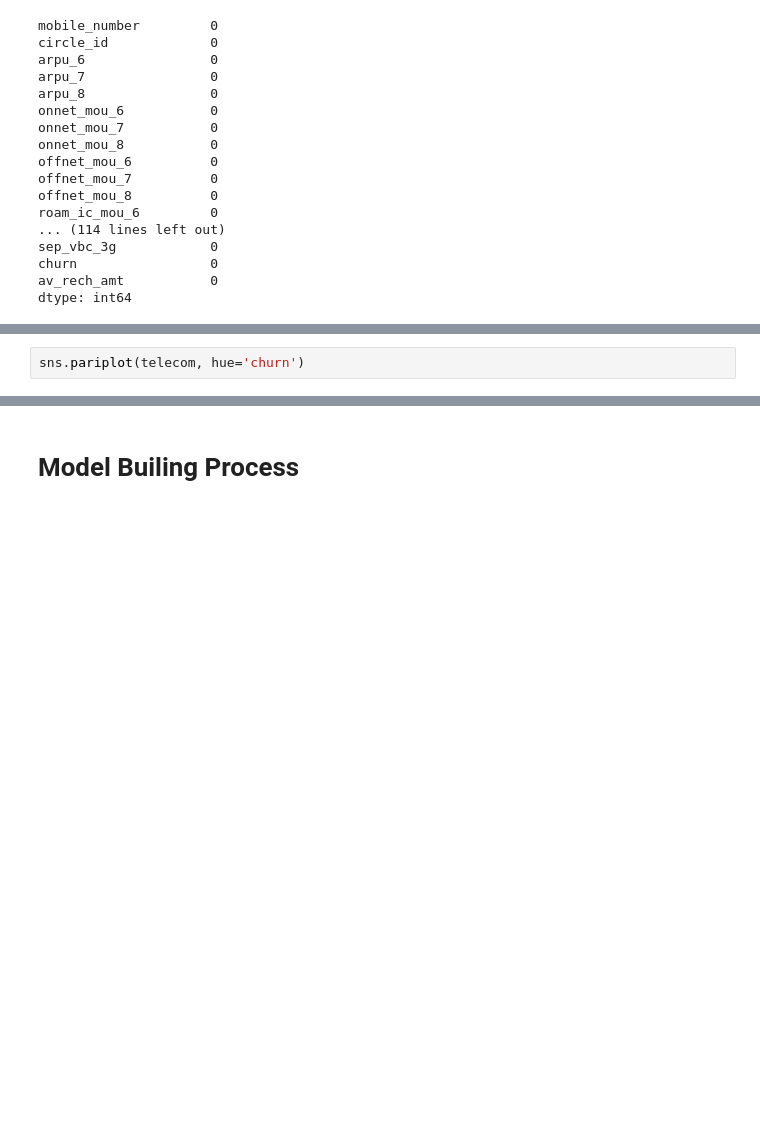
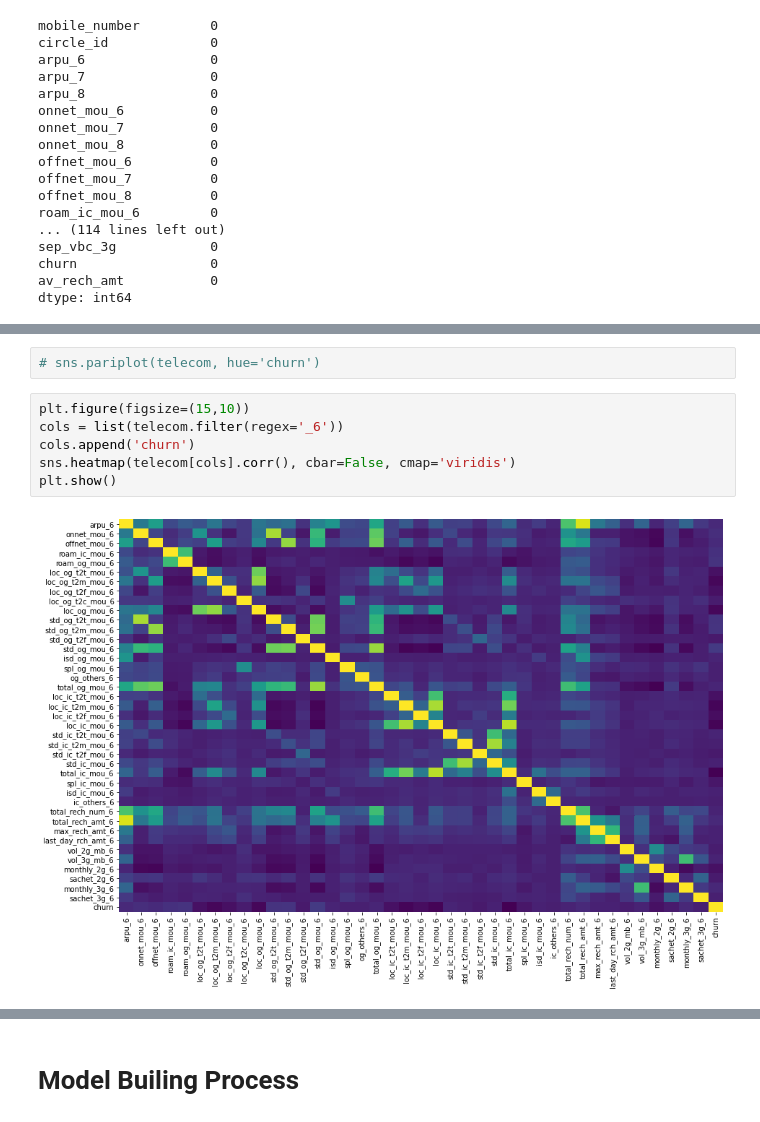
Before and after one commit to hashtaghacker/telecom_churn_pca, a Jupyter notebook: telecom.ipynb, the cells around one changed output, grey strips where cells are left out. Drawn from its saved outputs; the diff is of its cells as text; blank space fills up the shorter version.

```diff
--- a/telecom.ipynb
+++ b/telecom.ipynb
@@ -330,2 +336,10 @@ telecom['churn'].value_counts().plot.pie(explode=[0,0.25],
 # %%
-sns.pariplot(telecom, hue='churn')
+# sns.pariplot(telecom, hue='churn')
+# %%
+plt.figure(figsize=(15,10))
+cols = list(telecom.filter(regex='_6'))
+cols.append('churn')
+sns.heatmap(telecom[cols].corr(), cbar=False, cmap='viridis')
+plt.show()
+# %% [output]
+[figure, added]
```
Also changed, not shown: parts of 21 cells of this notebook.
